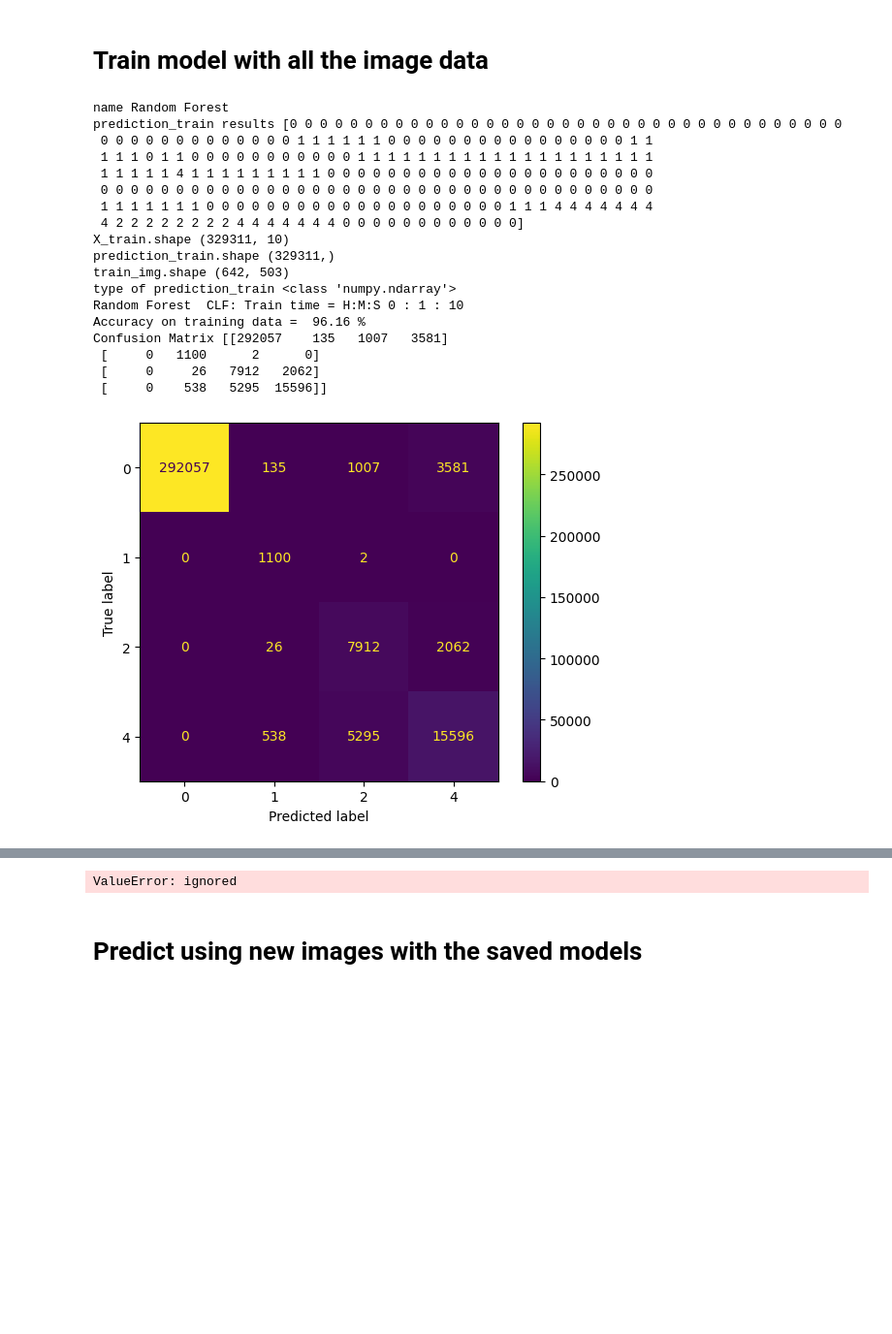
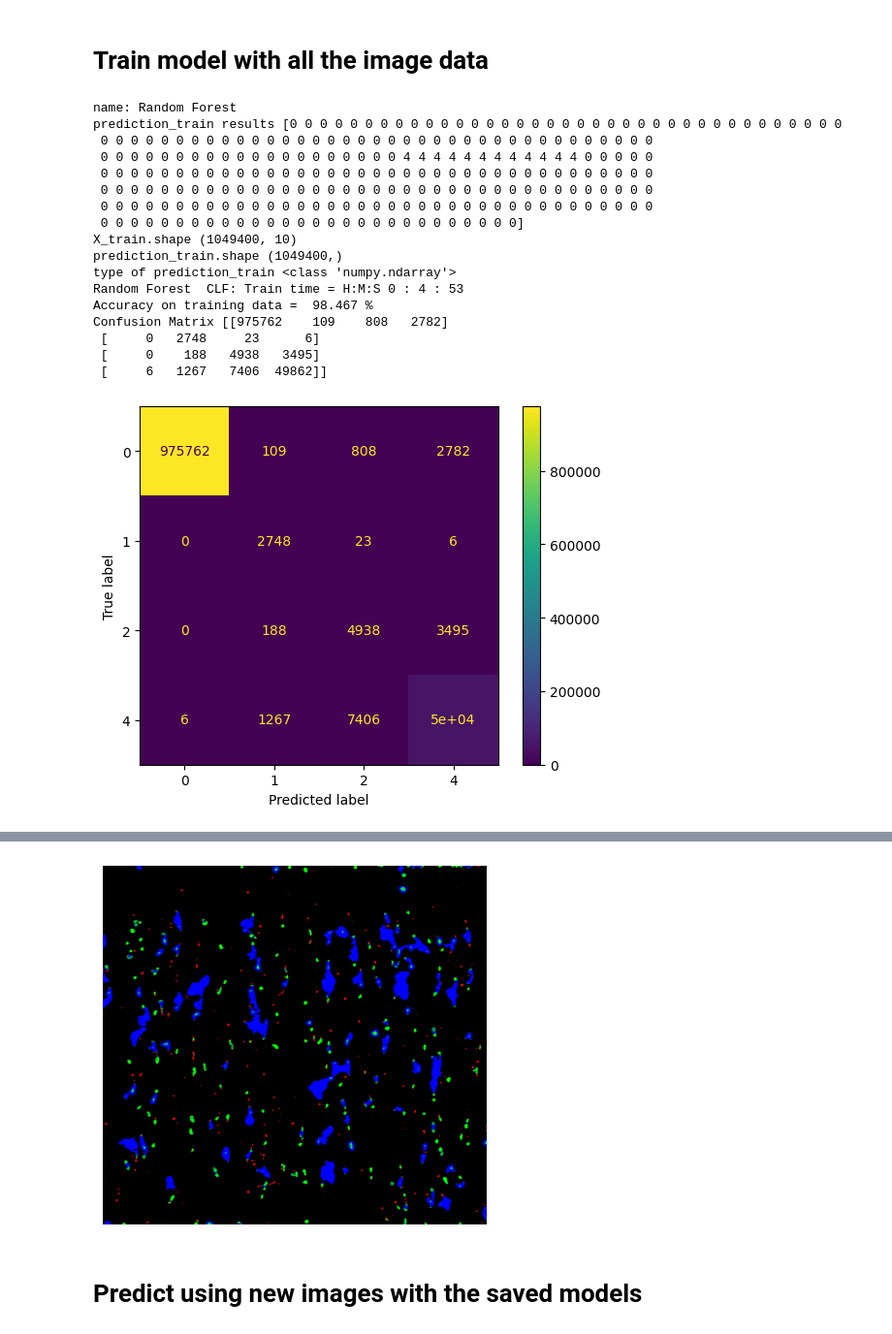
Before and after one commit to saharmahdie/PORTAL_code, a Jupyter notebook: less_pore_types_pixel_segmentation.ipynb, the cells around one changed output, grey strips where cells are left out. Shown at 97% size. Drawn from its saved outputs; the diff is of its cells as text; code cells hidden in the pictures; blank space fills up the shorter version.

Commit message:
train with multiple images (not final code)

```diff
--- a/less_pore_types_pixel_segmentation.ipynb
+++ b/less_pore_types_pixel_segmentation.ipynb
@@ -23,12 +26,7 @@ test_features_path =  "test_pixels_features_and_lables.csv"
 # %%
 def extract_pixel_features(input_image):
   #load the image
-  img_org = cv2.imread(input_image)
-
-  # crop_img = img[y:y+h, x:x+w]  ## img.shape (1080, 1920, 3)
-  ## img_org = img_org[:, 300:1600]  ## croped image used with only our data images
-  # img_org = img_org[:, 430:1490]  ## croped image used with only our data images   img.shape (1080, 1060, 3)
-  # img_org = img_org[45:1035,:]  ## croped image used with only our data images  img.shape (990, 1060, 3)
+  img_org = input_image  ## incase I train with multi images
 
   print('orginal image')
   print('img.shape',img_org.shape)
@@ -111,7 +109,7 @@ def extract_pixel_features(input_image):
 
   #GAUSSIAN with sigma=3
   from scipy import ndimage as nd
-  gaussian_img = nd.gaussian_filter(img, sigma=3)
+  gaussian_img = nd.gaussian_filter(img, sigma=5)
   gaussian_img1 = gaussian_img.reshape(-1)
   df['Gaussian s3'] = gaussian_img1
 
@@ -392,2 +387,0 @@ def label_image(img,img_org, output_labeled_image_path, features_csv, df):
-# %%
-train_img, train_img_org, train_df = extract_pixel_features(train_image_path)
@@ -476,19 +535,19 @@ def balanced_classes(df):
   #                                 random_state=42)
   df_Gas_resampled = resample(df_Gas,
                                   replace=True,
-                                  n_samples=10000,
+                                  n_samples=5000,
                                   random_state=42)
   # df_crack_resampled = resample(df_crack,
   #                                 replace=True,
   #                                 n_samples=60000,
   #                                 random_state=42)
-  # df_LOF_resampled = resample(df_LOF,
-  #                                 replace=True,
-  #                                 n_samples=60000,
-  #                                 random_state=42)
+  df_LOF_resampled = resample(df_LOF,
+                                  replace=True,
+                                  n_samples=60000,
+                                  random_state=42)
 
   # Combine majority class with upsampled minority class
-  df_upsampled = pd.concat([df_background, df_processed, df_Gas_resampled, df_LOF])
+  df_upsampled = pd.concat([df_background, df_processed, df_Gas_resampled, df_LOF_resampled])
 #  df_upsampled = pd.concat([df_background_resampled, df_processed_resampled, df_Gas_resampled, df_crack_resampled, df_keyhole_resampled, df_LOF_resampled, df_un_melted_resampled])
   print('The classes after up/down sampling:')
   print(df_upsampled['Labels'].value_counts())
@@ -585,9 +632,11 @@ classifiers = [
 # %% [markdown]
 # Train model with all the image data
 # %%
+
 start_train_time = time.time()
 for name, model in zip(names, classifiers):
-  print('name', name)
+  print('name:', name)
+
   # Train the model on training data
   model.fit(X, y)
 
@@ -603,7 +652,7 @@ for name, model in zip(names, classifiers):
   print("prediction_train results", prediction_train[:250])
   print('X_train.shape',X.shape)
   print('prediction_train.shape',prediction_train.shape)
-  print('train_img.shape',train_img.shape)
+  ##print('train_img.shape',train_img.shape)
   print('type of prediction_train', type(prediction_train))
 
   #print(name, ' CLF: Feature extraction time = H:M:S', local_time_feature_rxtraction.tm_hour,':',local_time_feature_rxtraction.tm_min,':',local_time_feature_rxtraction.tm_sec)
@@ -647,48 +696,52 @@ for name, model in zip(names, classifiers):
     print("Label ", model.classes_[i], " accuracy = ", ind_class_acc[i])
   #####################
   import pickle
   #Save the trained model as pickle string to disk for future use
-  filename = "/content/CLF_res/{}_trained".format(name)
+  CLF_res = "/content/CLF_res"
+  os.makedirs(CLF_res, exist_ok=True)  # Create the output directory if it doesn't exist
+  filename = "{}/{}_trained".format(CLF_res, name)
   pickle.dump(model, open(filename, 'wb'))
 
   print('train_img.shape for segmented',train_img.shape)
   print('img_org.shape for predicted image',train_img_org.shape)
 
   # # Color the pixels belonging to each contour
   colors = {1: (255, 0, 0), 2: (0, 255, 0), 3: (255, 255, 0), 4: (0, 0, 255)}
   segmented = prediction_train.reshape((train_img.shape))
 
   predicted_img_train = np.zeros_like(train_img_org)
 
   for annotation_value, color in colors.items():
     print('annotation_value',annotation_value)
     pixels_of_certain_type = np.argwhere(segmented == annotation_value)
     #print('pixels_of_certain_type',pixels_of_certain_type)
     for x,y in pixels_of_certain_type:
       predicted_img_train[x, y] = np.array(color)
 
   plt.imshow(predicted_img_train)
   plt.axis('off')
   #cv2_imshow(predicted_img)
   print('predicted_img shape', predicted_img_train.shape)
-  plt.imsave('/content/predicted_images/predicted_train_image_{}.jpg'.format(name), predicted_img_train)
+  # New directory for saving results
+  output_dir = "/content/predicted_images"
+  os.makedirs(output_dir, exist_ok=True)  # Create the output directory if it doesn't exist
+  plt.imsave('{}/predicted_train_image_{}.jpg'.format(output_dir,name), predicted_img_train)
 # %% [output]
-name Random Forest
+name: Random Forest
 prediction_train results [0 0 0 0 0 0 0 0 0 0 0 0 0 0 0 0 0 0 0 0 0 0 0 0 0 0 0 0 0 0 0 0 0 0 0 0 0
- 0 0 0 0 0 0 0 0 0 0 0 0 0 1 1 1 1 1 1 0 0 0 0 0 0 0 0 0 0 0 0 0 0 0 0 1 1
- 1 1 1 0 1 1 0 0 0 0 0 0 0 0 0 0 0 1 1 1 1 1 1 1 1 1 1 1 1 1 1 1 1 1 1 1 1
- 1 1 1 1 1 4 1 1 1 1 1 1 1 1 1 0 0 0 0 0 0 0 0 0 0 0 0 0 0 0 0 0 0 0 0 0 0
  0 0 0 0 0 0 0 0 0 0 0 0 0 0 0 0 0 0 0 0 0 0 0 0 0 0 0 0 0 0 0 0 0 0 0 0 0
- 1 1 1 1 1 1 1 0 0 0 0 0 0 0 0 0 0 0 0 0 0 0 0 0 0 0 0 1 1 1 4 4 4 4 4 4 4
- 4 2 2 2 2 2 2 2 2 4 4 4 4 4 4 4 0 0 0 0 0 0 0 0 0 0 0 0]
-X_train.shape (329311, 10)
-prediction_train.shape (329311,)
-train_img.shape (642, 503)
+ 0 0 0 0 0 0 0 0 0 0 0 0 0 0 0 0 0 0 0 0 4 4 4 4 4 4 4 4 4 4 4 4 0 0 0 0 0
+ 0 0 0 0 0 0 0 0 0 0 0 0 0 0 0 0 0 0 0 0 0 0 0 0 0 0 0 0 0 0 0 0 0 0 0 0 0
+ 0 0 0 0 0 0 0 0 0 0 0 0 0 0 0 0 0 0 0 0 0 0 0 0 0 0 0 0 0 0 0 0 0 0 0 0 0
+ 0 0 0 0 0 0 0 0 0 0 0 0 0 0 0 0 0 0 0 0 0 0 0 0 0 0 0 0 0 0 0 0 0 0 0 0 0
+ 0 0 0 0 0 0 0 0 0 0 0 0 0 0 0 0 0 0 0 0 0 0 0 0 0 0 0 0]
+X_train.shape (1049400, 10)
+prediction_train.shape (1049400,)
 type of prediction_train <class 'numpy.ndarray'>
-Random Forest  CLF: Train time = H:M:S 0 : 1 : 10
-Accuracy on training data =  96.16 %
-Confusion Matrix [[292057    135   1007   3581]
- [     0   1100      2      0]
- [     0     26   7912   2062]
- [     0    538   5295  15596]]
+Random Forest  CLF: Train time = H:M:S 0 : 4 : 53
+Accuracy on training data =  98.467 %
+Confusion Matrix [[975762    109    808   2782]
+ [     0   2748     23      6]
+ [     0    188   4938   3495]
+ [     6   1267   7406  49862]]
-[figure, old version]
+[figure, new version]
@@ -701,4 +759,4 @@ img_org.shape for predicted image (642, 503, 3)
-ValueError: ignored
+[figure, added]
 # %% [markdown]
 # **Predict using new images with the saved models**
 # %%
```
Also changed, not shown: parts of 12 cells of this notebook.
